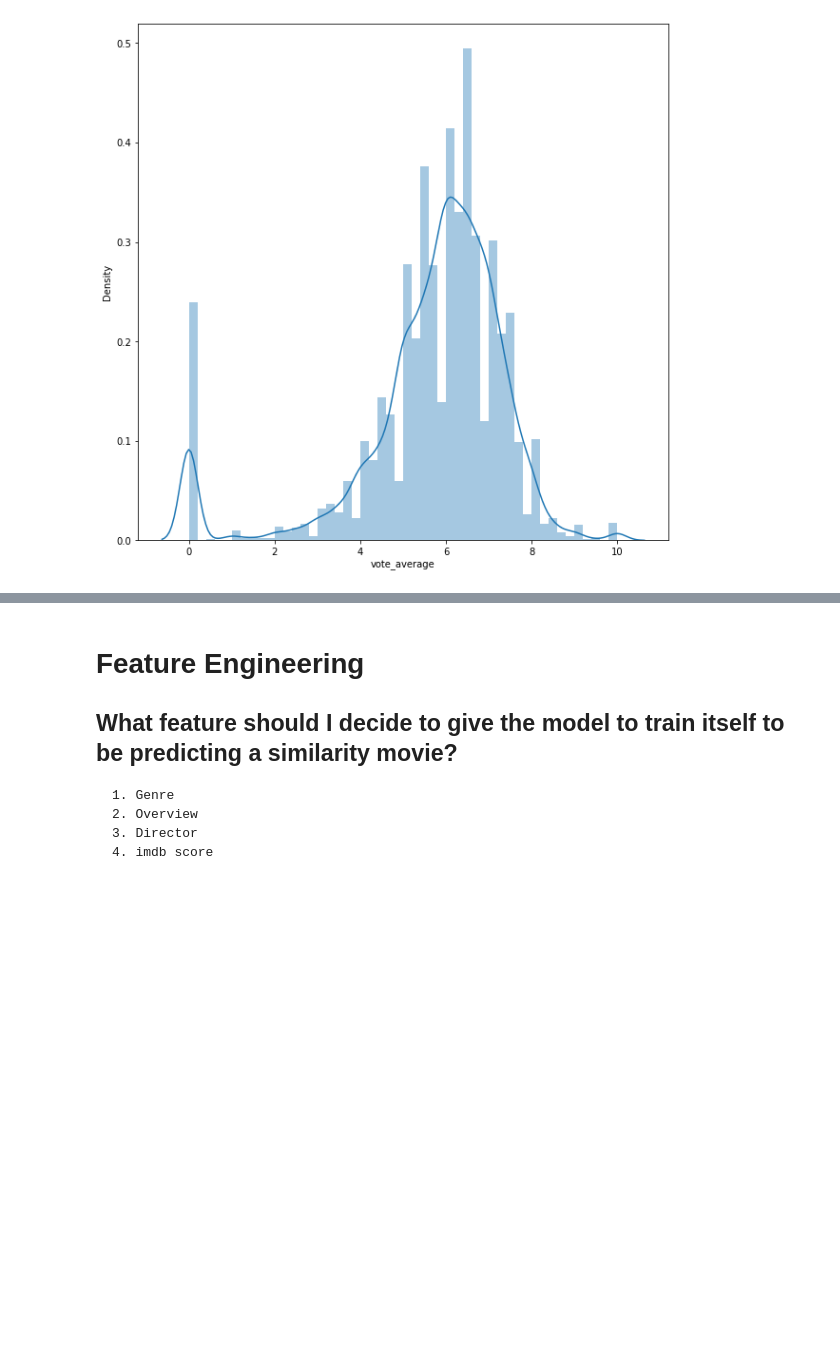
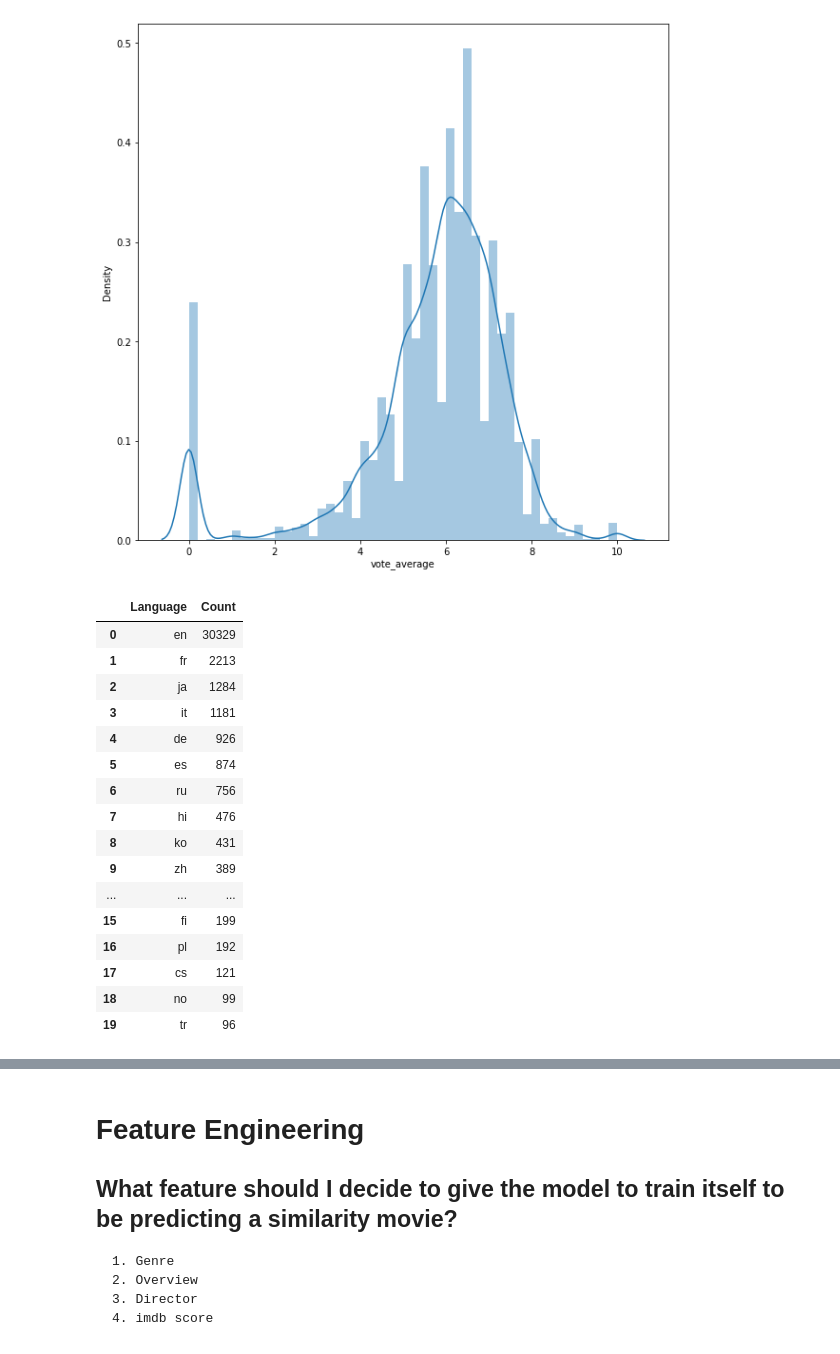
Before and after one commit to salenewOrld/netflix-movies-suggestion, a Jupyter notebook: Final/Untitled3.ipynb, the cells around one changed output, grey strips where cells are left out. Saved outputs shown, nothing was run; the diff lists cells and outputs as text; code cells hidden in the pictures; blank space fills up the shorter version.

```diff
--- a/Final/Untitled3.ipynb
+++ b/Final/Untitled3.ipynb
@@ -465,3 +464,25 @@ sns.distplot(df['vote_average']);
 #check the voting period
 # %% [output]
 [figure]
+# %%
+data_task = df.original_language.value_counts().head(20)
+data_task = pd.DataFrame({"Language" : data_task.index, "Count" : data_task}).reset_index(drop = True)
+data_task
+# %% [output]
+|  | Language | Count |
+| 0 | en | 30329 |
+| 1 | fr | 2213 |
+| 2 | ja | 1284 |
+| 3 | it | 1181 |
+| 4 | de | 926 |
+| 5 | es | 874 |
+| 6 | ru | 756 |
+| 7 | hi | 476 |
+| 8 | ko | 431 |
+| 9 | zh | 389 |
+| ... | ... | ... |
+| 15 | fi | 199 |
+| 16 | pl | 192 |
+| 17 | cs | 121 |
+| 18 | no | 99 |
+| 19 | tr | 96 |
```
Also changed, not shown: parts of 5 cells of this notebook.
